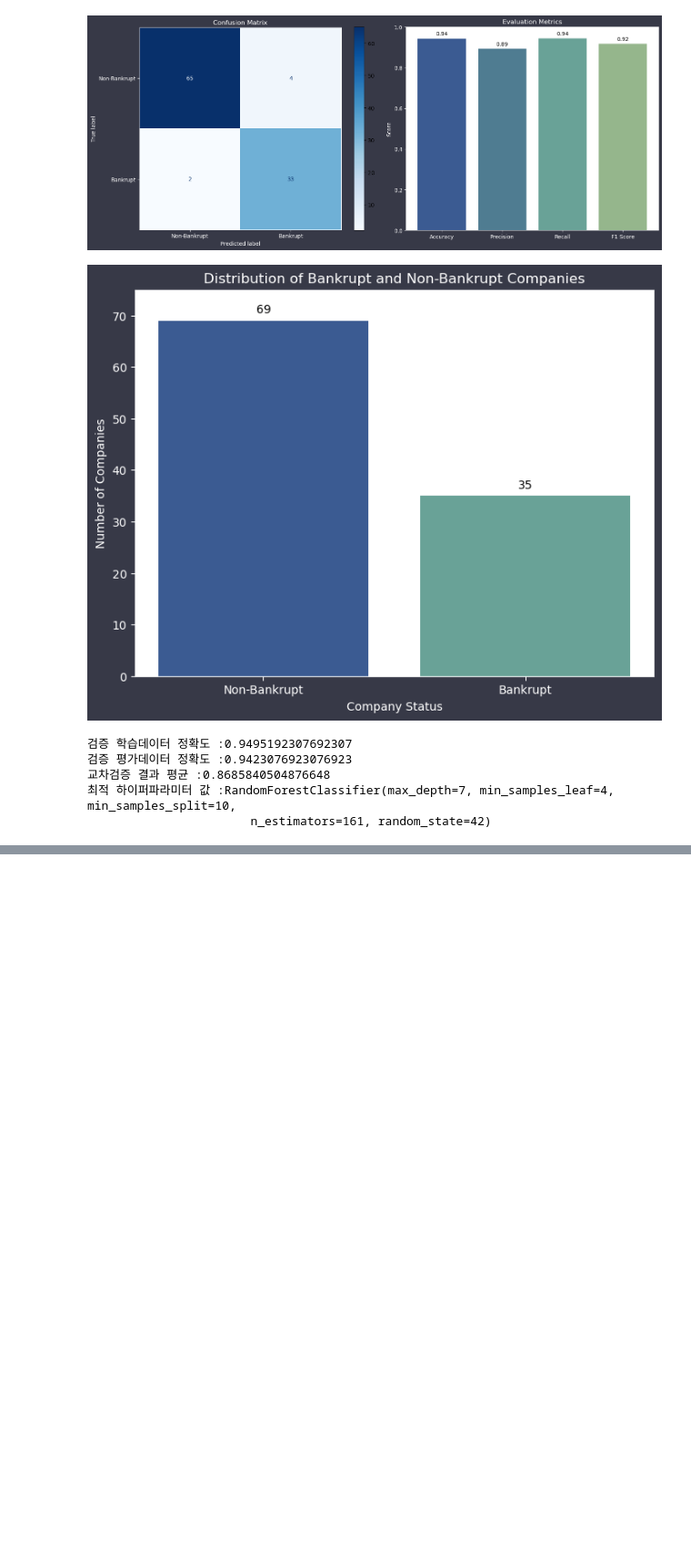
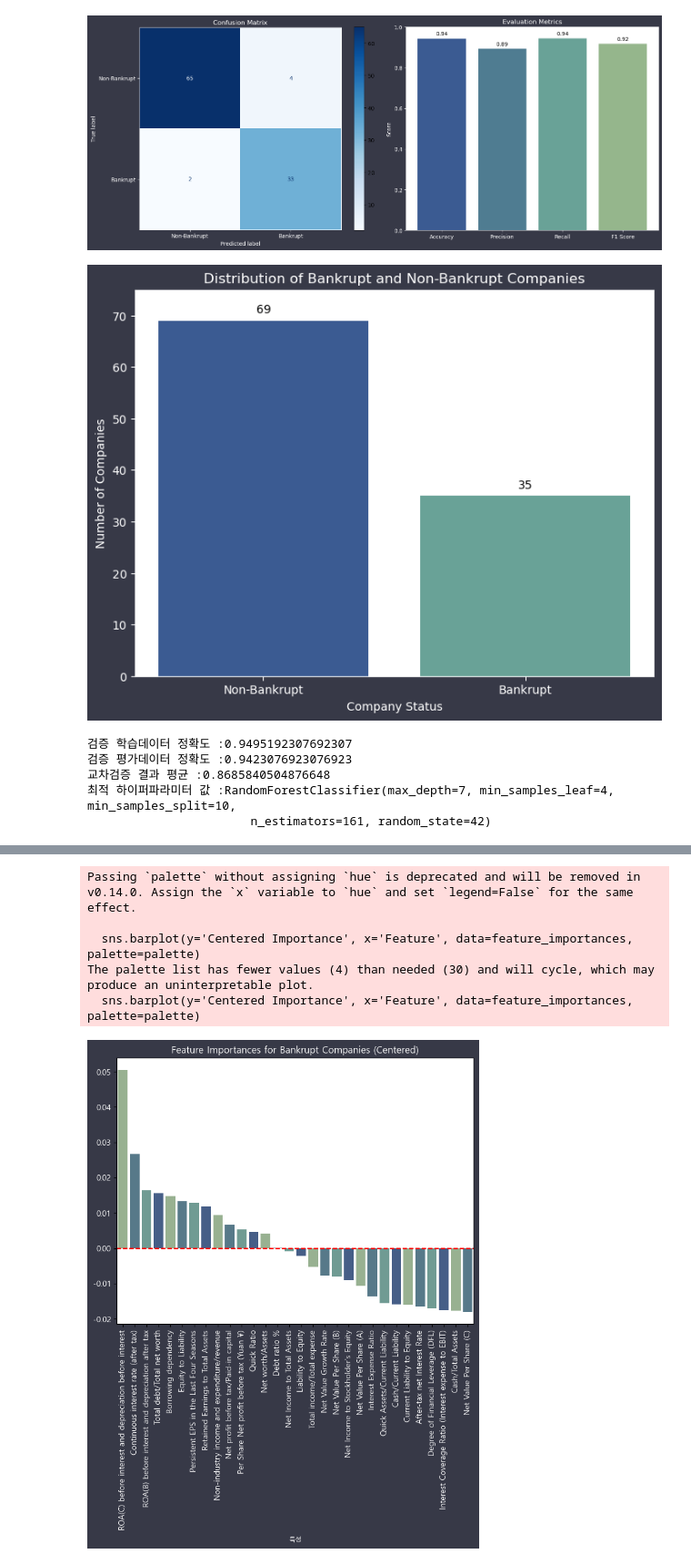
Before and after one commit to pjiseok/ML_project, a Jupyter notebook: 0709_최종.ipynb, the cells around one changed output, grey strips where cells are left out. Shown at 91% size. Saved outputs shown, nothing was run; the diff lists cells and outputs as text; code cells hidden in the pictures; blank space fills up the shorter version.

```diff
--- a/0709_최종.ipynb
+++ b/0709_최종.ipynb
@@ -857,0 +954,55 @@ print(f'최적 하이퍼파라미터 값 :{best_rf_model}')
+# %%
+import pandas as pd
+import numpy as np
+import matplotlib.pyplot as plt
+import seaborn as sns
+from sklearn.ensemble import RandomForestClassifier
+from sklearn.model_selection import train_test_split, RandomizedSearchCV
+from scipy.stats import randint
+from sklearn.metrics import accuracy_score
+from matplotlib.colors import ListedColormap
+
+# 교차 검증 결과 보기
+cv_results = random_search.cv_results_
+cv_scores = cv_results['mean_test_score']
+
+# 최적의 하이퍼파라미터로 모델 재학습
+best_rf_model.fit(train_input, train_target)
+
+# 특성 중요도 추출
+importances = best_rf_model.feature_importances_
+features = data_input.columns
+
+# 데이터프레임으로 변환
+feature_importances = pd.DataFrame({'Feature': features, 'Importance': importances})
+feature_importances = feature_importances.sort_values(by='Importance', ascending=False).head(30)
+
+# 중앙을 기준으로 하는 새로운 값을 생성
+mean_importance = feature_importances['Importance'].mean()
+feature_importances['Centered Importance'] = feature_importances['Importance'] - mean_importance
+
+# 지정된 색상을 랜덤으로 섞음
+palette = ['#3b5b92', '#4f7c91', '#69a297', '#95b68c']
+np.random.shuffle(palette)
+
+# 그라데이션을 생성
+cmap = ListedColormap(palette)
+
+# 파산한 회사의 특성 중요도로 바 그래프 생성 (축 변경)
+plt.figure(figsize=(8, 6))
+sns.barplot(y='Centered Importance', x='Feature', data=feature_importances, palette=palette)
+plt.axhline(y=0, color='r', linestyle='--')
+plt.title('Feature Importances for Bankrupt Companies (Centered)', color='white')
+plt.ylabel('', color='white')
+plt.xlabel('특성', fontsize=8, color='white')
+plt.xticks(rotation=90, color='white')
+plt.yticks(color='white')
+plt.gcf().patch.set_facecolor('#373947')
+plt.show()
+# %% [output]
+Passing `palette` without assigning `hue` is deprecated and will be removed in v0.14.0. Assign the `x` variable to `hue` and set `legend=False` for the same effect.
+
+  sns.barplot(y='Centered Importance', x='Feature', data=feature_importances, palette=palette)
+The palette list has fewer values (4) than needed (30) and will cycle, which may produce an uninterpretable plot.
+  sns.barplot(y='Centered Importance', x='Feature', data=feature_importances, palette=palette)
+[figure, added]
```
Also changed, not shown: parts of 8 cells of this notebook.
